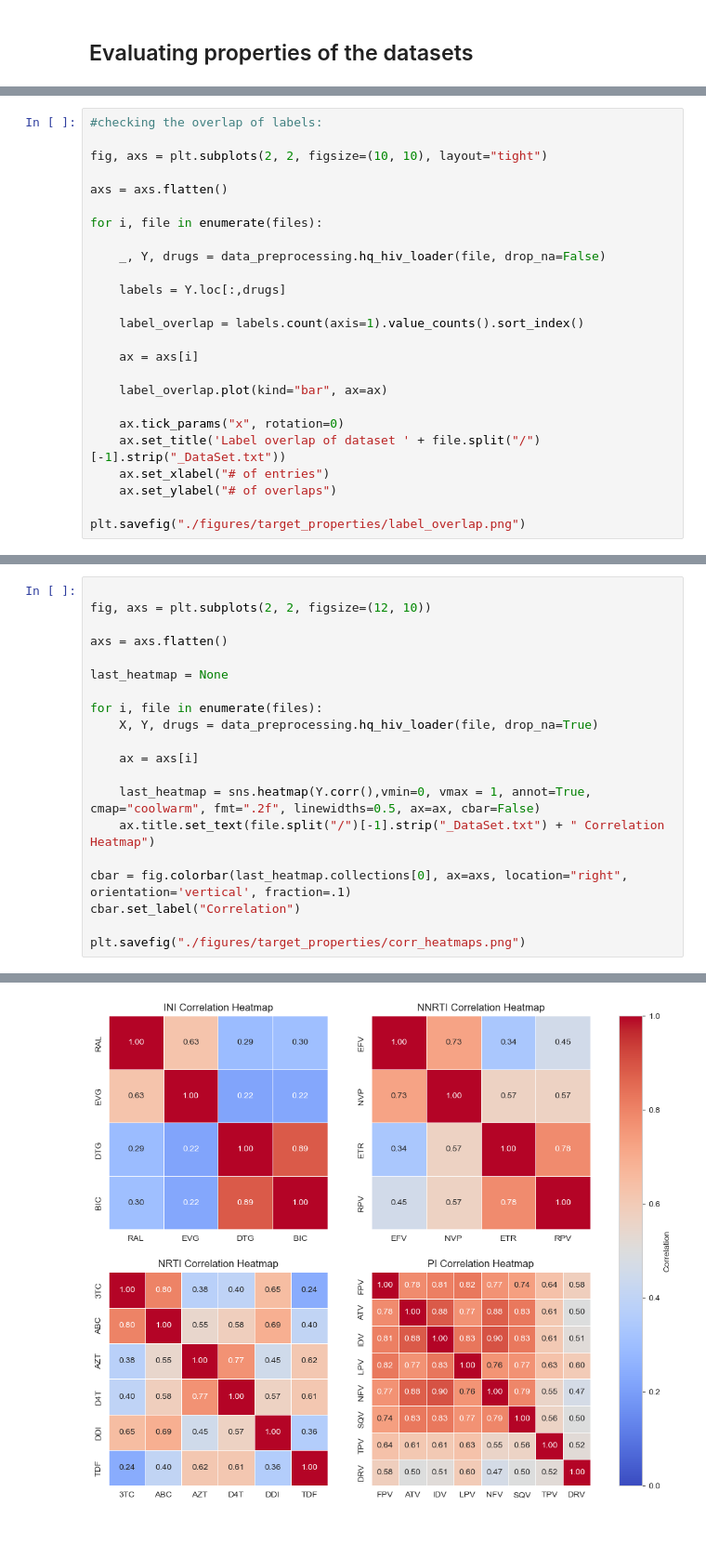
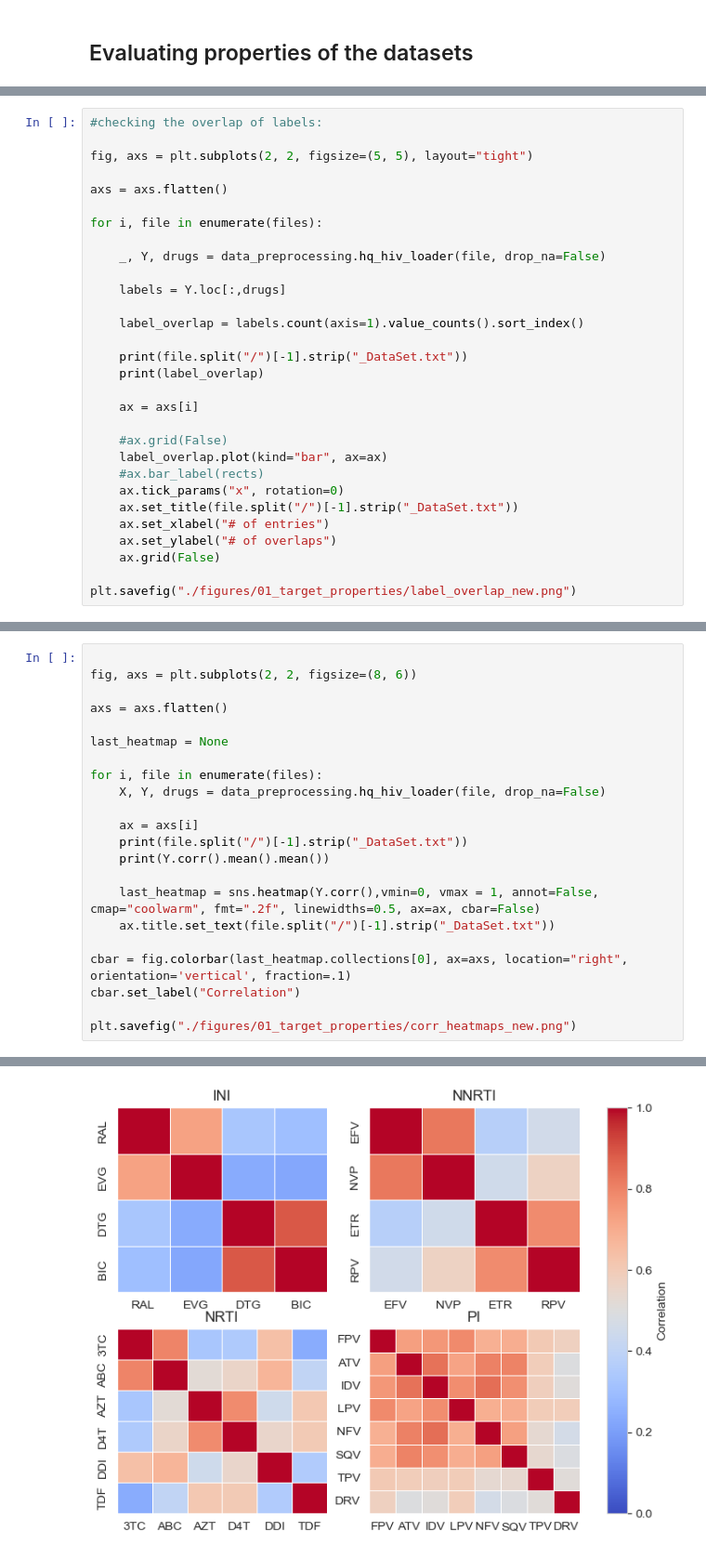
Before and after one commit to FloAvis/Masterthesis_TabPFN_HIV, a Jupyter notebook: Preliminary_data_analysis.ipynb, the cells around one changed output, grey strips where cells are left out. Shown at 93% size. Drawn from its saved outputs; the diff is of its cells as text; blank space fills up the shorter version.

```diff
--- a/Preliminary_data_analysis.ipynb
+++ b/Preliminary_data_analysis.ipynb
@@ -97,7 +106,7 @@ plt.savefig("./figures/target_properties/class_imbalance.png")
 # %%
 #checking the overlap of labels:
 
-fig, axs = plt.subplots(2, 2, figsize=(10, 10), layout="tight")
+fig, axs = plt.subplots(2, 2, figsize=(5, 5), layout="tight")
 
 axs = axs.flatten()
 
@@ -109,14 +118,19 @@ for i, file in enumerate(files):
 
     label_overlap = labels.count(axis=1).value_counts().sort_index()
 
+    print(file.split("/")[-1].strip("_DataSet.txt"))
+    print(label_overlap)
+
     ax = axs[i]
 
+    #ax.grid(False)
     label_overlap.plot(kind="bar", ax=ax)
-
+    #ax.bar_label(rects)
     ax.tick_params("x", rotation=0)
-    ax.set_title('Label overlap of dataset ' + file.split("/")[-1].strip("_DataSet.txt"))
+    ax.set_title(file.split("/")[-1].strip("_DataSet.txt"))
     ax.set_xlabel("# of entries")
     ax.set_ylabel("# of overlaps")
+    ax.grid(False)
 
-plt.savefig("./figures/target_properties/label_overlap.png")
+plt.savefig("./figures/01_target_properties/label_overlap_new.png")
 # %% [output]
@@ -124,21 +155,23 @@ plt.savefig("./figures/target_properties/label_overlap.png")
 # %%
 
-fig, axs = plt.subplots(2, 2, figsize=(12, 10))
+fig, axs = plt.subplots(2, 2, figsize=(8, 6))
 
 axs = axs.flatten()
 
 last_heatmap = None
 
 for i, file in enumerate(files):
-    X, Y, drugs = data_preprocessing.hq_hiv_loader(file, drop_na=True)
+    X, Y, drugs = data_preprocessing.hq_hiv_loader(file, drop_na=False)
 
     ax = axs[i]
+    print(file.split("/")[-1].strip("_DataSet.txt"))
+    print(Y.corr().mean().mean())
 
-    last_heatmap = sns.heatmap(Y.corr(),vmin=0, vmax = 1, annot=True, cmap="coolwarm", fmt=".2f", linewidths=0.5, ax=ax, cbar=False)
-    ax.title.set_text(file.split("/")[-1].strip("_DataSet.txt") + " Correlation Heatmap")
+    last_heatmap = sns.heatmap(Y.corr(),vmin=0, vmax = 1, annot=False, cmap="coolwarm", fmt=".2f", linewidths=0.5, ax=ax, cbar=False)
+    ax.title.set_text(file.split("/")[-1].strip("_DataSet.txt"))
 
 cbar = fig.colorbar(last_heatmap.collections[0], ax=axs, location="right", orientation='vertical', fraction=.1)
 cbar.set_label("Correlation")
 
-plt.savefig("./figures/target_properties/corr_heatmaps.png")
+plt.savefig("./figures/01_target_properties/corr_heatmaps_new.png")
 # %% [output]
@@ -145 +186 @@ plt.savefig("./figures/target_properties/corr_heatmaps.png")
-[figure, old version]
+[figure, new version]
```
Also changed, not shown: parts of 5 cells of this notebook, 4 other files.
